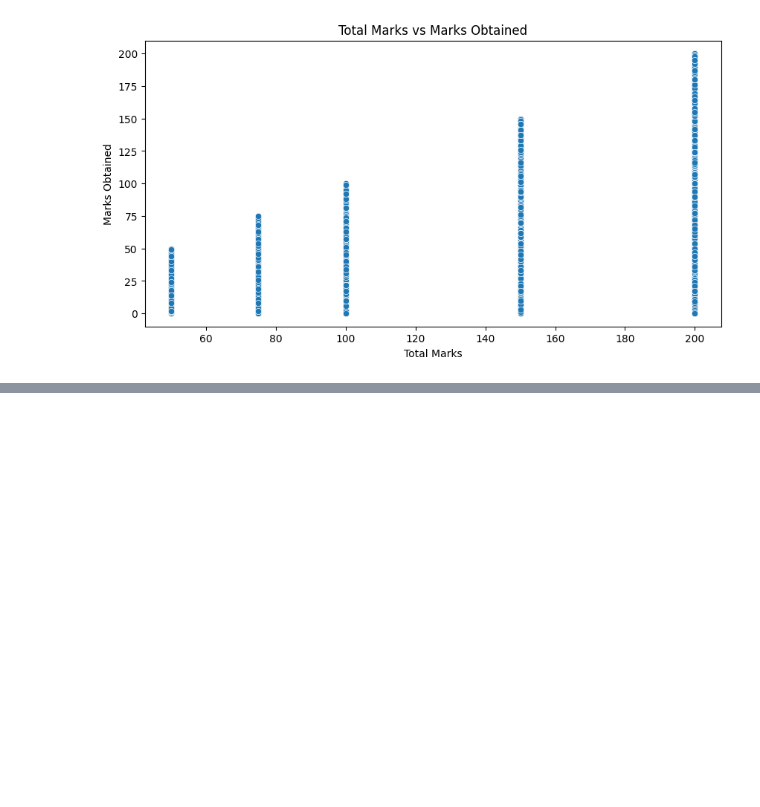
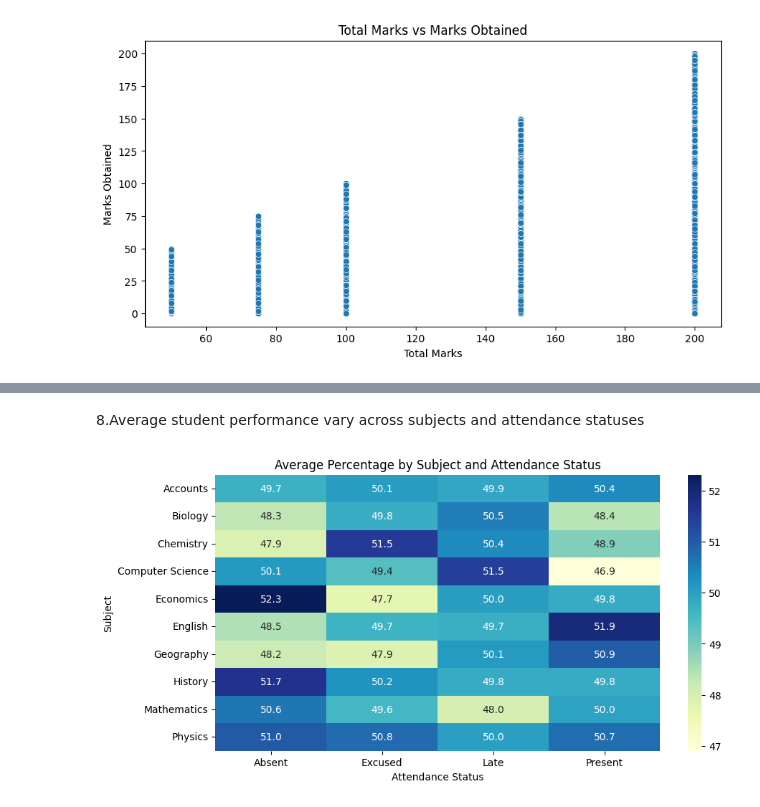
Before and after one commit to vinaykumarbm2005-git/Data-visualization, a Jupyter notebook: internship.ipynb, the cells around one changed output, grey strips where cells are left out. Saved outputs shown, nothing was run; the diff lists cells and outputs as text; code cells hidden in the pictures; blank space fills up the shorter version.

```diff
--- a/internship.ipynb
+++ b/internship.ipynb
@@ -256,0 +294,21 @@ plt.show()
+# %% [markdown]
+8.Average student performance vary across subjects and attendance statuses
+# %%
+import matplotlib.pyplot as plt
+import seaborn as sns
+
+subject_attendance = clean_df.pivot_table(
+    values="Percentage",
+    index="Subject",
+    columns="AttendanceStatus",
+    aggfunc="mean"
+)
+
+plt.figure(figsize=(10,5))
+sns.heatmap(subject_attendance, annot=True, fmt=".1f", cmap="YlGnBu")
+plt.title("Average Percentage by Subject and Attendance Status")
+plt.xlabel("Attendance Status")
+plt.ylabel("Subject")
+plt.show()
+# %% [output]
+[figure, added]
```
Also changed, not shown: parts of 11 cells of this notebook.
